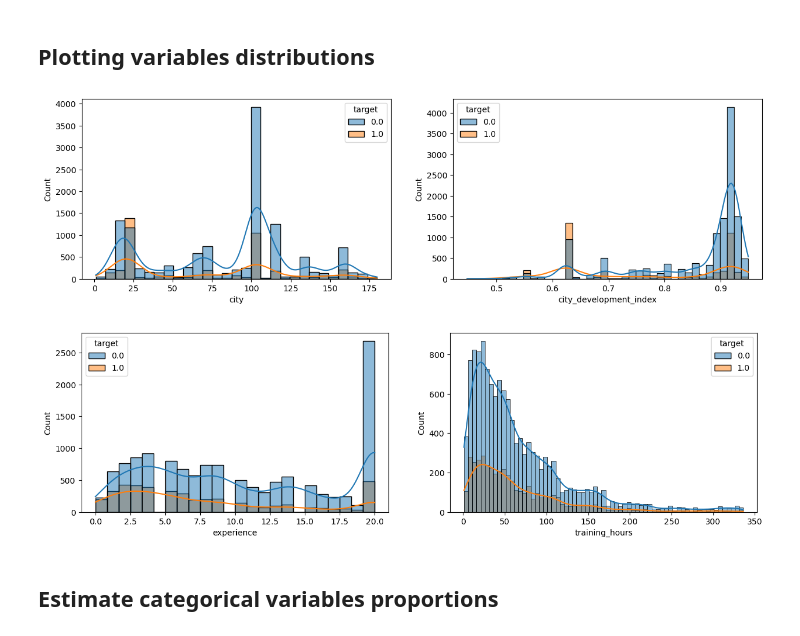
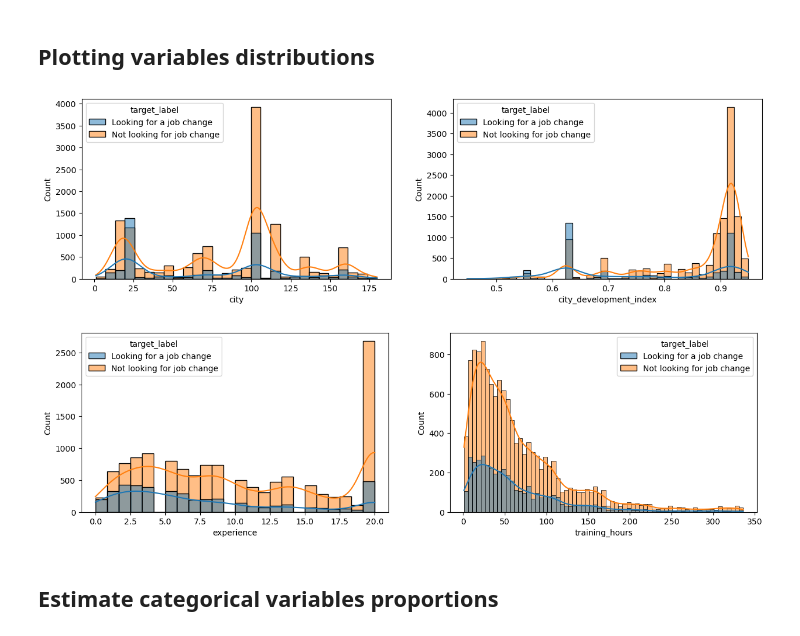
Before and after one commit to teob97/xtream-ai-assignment, a Jupyter notebook: challenge_1.ipynb, the cells around one changed output. Cells and saved outputs as stored; diff of their text form; code cells hidden in the pictures.

Commit message:
Refined z_score test and plotted histograms

```diff
--- a/challenge_1.ipynb
+++ b/challenge_1.ipynb
@@ -177,6 +177,8 @@ def data_preprocessing(df_raw:pd.DataFrame):
 
     df['relevent_experience'] = df['relevent_experience'] == 'Has relevent experience'
 
+    df['target_label'] = df['target'].map({0:'Not looking for job change', 1:'Looking for a job change'})
+
     return df
 # %%
 data = data_preprocessing(data_raw)
@@ -216,18 +219,18 @@ data = data.dropna()
 ## Plotting variables distributions
 # %%
 _, axs = plt.subplots(1,2, figsize=(15,4))
-sns.histplot(data=data, x='city', hue='target',kde=True, ax = axs[0])
-sns.histplot(data=data, x='city_development_index', hue='target',kde=True, ax = axs[1])
+sns.histplot(data=data, x='city', hue='target_label',kde=True, ax = axs[0])
+sns.histplot(data=data, x='city_development_index', hue='target_label',kde=True, ax = axs[1])
 plt.show()
 # %% [output]
-[figure, old version]
+[figure, new version]
 # %%
 _, axs = plt.subplots(1,2, figsize=(15,4))
-sns.histplot(data=data, x='experience', hue='target',kde=True, ax = axs[0])
-sns.histplot(data=data, x='training_hours', hue='target',kde=True, ax = axs[1])
+sns.histplot(data=data, x='experience', hue='target_label',kde=True, ax = axs[0])
+sns.histplot(data=data, x='training_hours', hue='target_label',kde=True, ax = axs[1])
 plt.show()
 # %% [output]
-[figure, old version]
+[figure, new version]
 # %% [markdown]
 ## Estimate categorical variables proportions
 # %%
```
Also changed, not shown: parts of 23 cells of this notebook.
